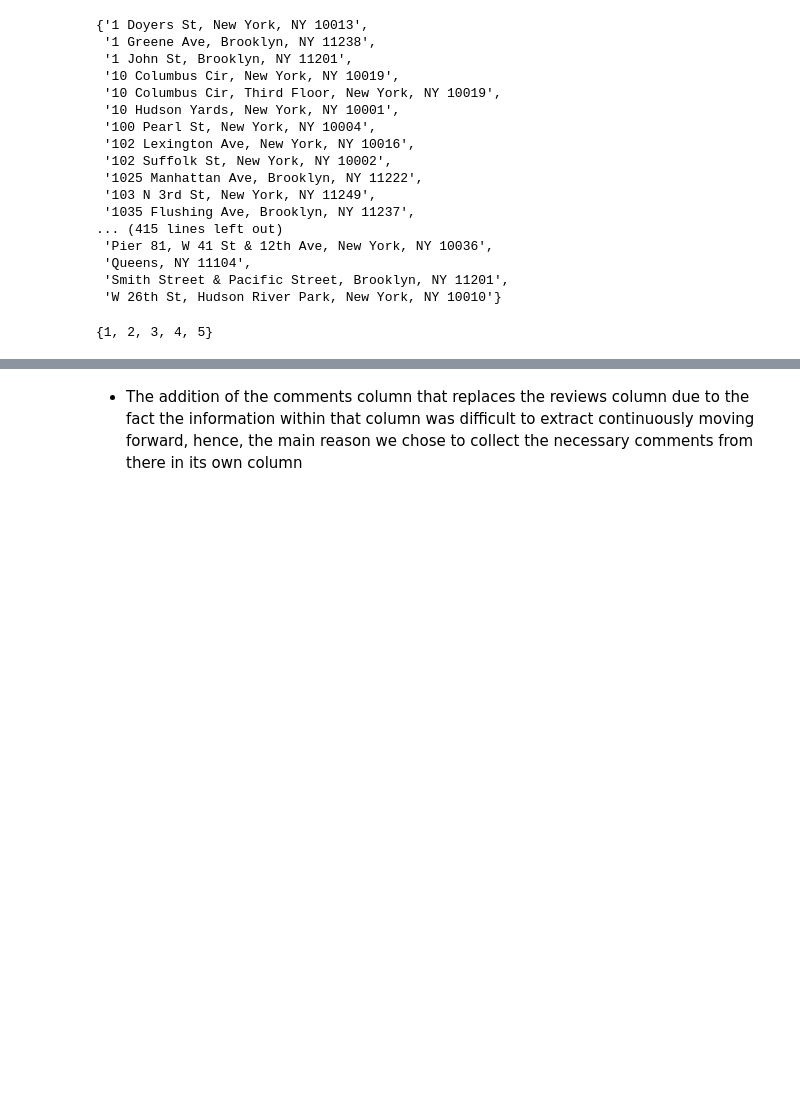
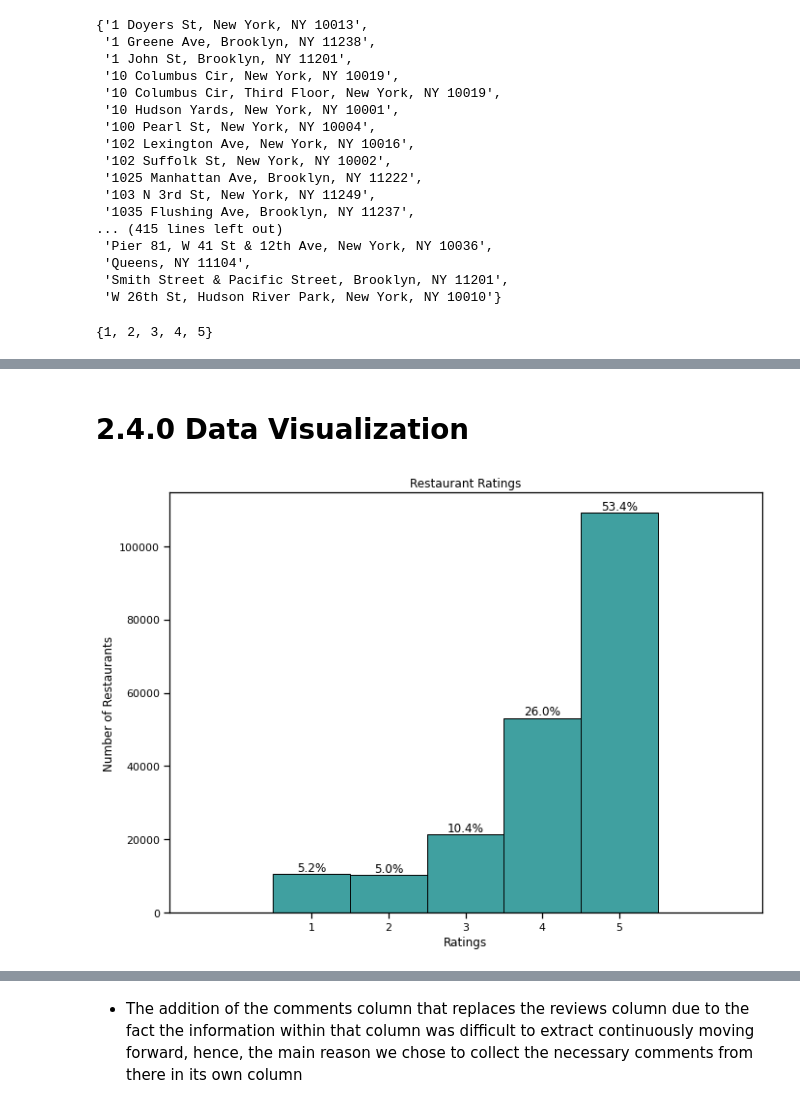
Before and after one commit to ThuoM/New-York-Restaurant-Recommender-System, a Jupyter notebook: Restaurant_Recommender_System.ipynb, the cells around one changed output, grey strips where cells are left out. Saved outputs shown, nothing was run; the diff lists cells and outputs as text; code cells hidden in the pictures; blank space fills up the shorter version.

```diff
--- a/Restaurant_Recommender_System.ipynb
+++ b/Restaurant_Recommender_System.ipynb
@@ -425,0 +541,6 @@ for index, row in filtered_restaurant_df.iterrows():
+# %%
+user_restaurant_df['avg_restaurant_rating'] = user_restaurant_df['avg_restaurant_rating'].fillna(user_restaurant_df['avg_restaurant_rating'].mode()[0])
+# %%
+user_restaurant_df['reviews'] = user_restaurant_df['reviews'].fillna('no reviews')
+# %%
+user_restaurant_df['id'] = user_restaurant_df['id'].fillna('no identifier')
@@ -425,0 +599,11 @@ for index, row in filtered_restaurant_df.iterrows():
+# %%
+from sklearn.preprocessing import OrdinalEncoder
+
+# create an instance of the encoder
+encoder = OrdinalEncoder(categories=[['$', '$$', '$$$', '$$$$']])
+
+# fit and transform the pricing column
+encoded_pricing = encoder.fit_transform(user_restaurant_df['pricing'].values.reshape(-1, 1))
+
+# replace the original pricing column with the encoded values
+user_restaurant_df['pricing'] = encoded_pricing.astype(int)
@@ -425,0 +631,15 @@ for index, row in filtered_restaurant_df.iterrows():
+# %% [markdown]
+# 2.4.0 Data Visualization
+# %%
+fig, ax = plt.subplots(figsize=(11,8))
+sns.histplot(user_restaurant_df['user_rating'], bins = np.arange(8) - 0.5, color='teal', ax=ax)
+ax.set_xticks(range(1,6))
+ax.set_xlabel('Ratings')
+ax.set_ylabel('Number of Restaurants')
+ax.set_title('Restaurant Ratings');
+
+rating_count = user_restaurant_df['user_rating'].value_counts().sort_index()
+for i, val in enumerate(rating_count.values):
+    ax.text(i+1, val+5, (f'{round((val/sum(rating_count.values))*100, 1)}%'), ha='center', va='bottom',size=12)
+# %% [output]
+[figure, added]
```
Also changed, not shown: parts of 135 cells of this notebook.
